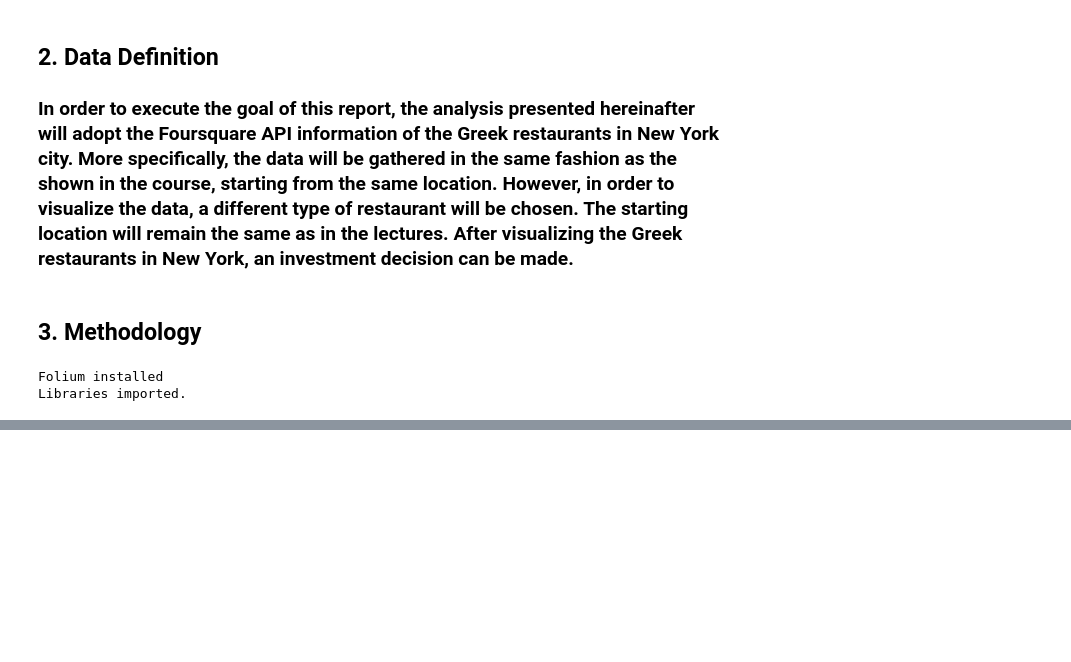
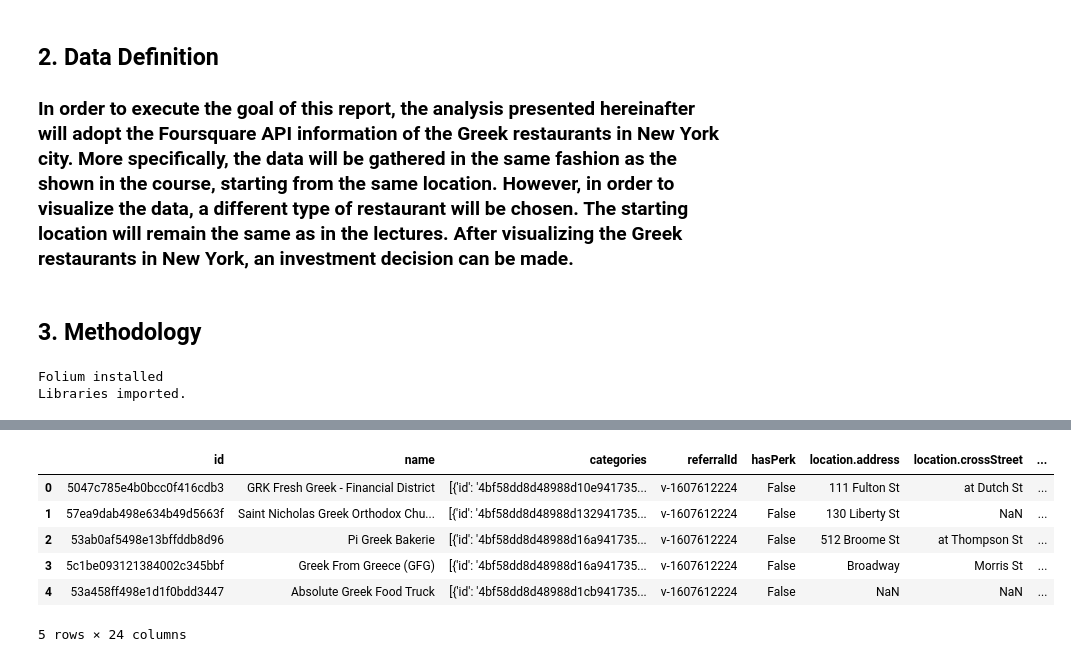
Before and after one commit to VanjaDjinlev/IBMCapstoneProject, a Jupyter notebook: Project3.ipynb, the cells around one changed output, grey strips where cells are left out. Drawn from its saved outputs; the diff is of its cells as text; code cells hidden in the pictures; blank space fills up the shorter version.

```diff
--- a/Project3.ipynb
+++ b/Project3.ipynb
@@ -53,0 +61,8 @@ Libraries imported.
+# %%
+address = '102 North End Ave, New York, NY'
+
+geolocator = Nominatim(user_agent="foursquare_agent")
+location = geolocator.geocode(address)
+latitude = location.latitude
+longitude = location.longitude
+print(latitude, longitude)
@@ -53,0 +103,13 @@ Libraries imported.
+# %%
+venues = results['response']['venues']
+
+dataframe = json_normalize(venues)
+dataframe.head()
+# %% [output]
+|  | id | name | categories | referralId | hasPerk | location.address | location.crossStreet | ... |
+| 0 | 5047c785e4b0bcc0f416cdb3 | GRK Fresh Greek - Financial District | [{'id': '4bf58dd8d48988d10e941735... | v-1607612224 | False | 111 Fulton St | at Dutch St | ... |
+| 1 | 57ea9dab498e634b49d5663f | Saint Nicholas Greek Orthodox Chu... | [{'id': '4bf58dd8d48988d132941735... | v-1607612224 | False | 130 Liberty St | NaN | ... |
+| 2 | 53ab0af5498e13bffddb8d96 | Pi Greek Bakerie | [{'id': '4bf58dd8d48988d16a941735... | v-1607612224 | False | 512 Broome St | at Thompson St | ... |
+| 3 | 5c1be093121384002c345bbf | Greek From Greece (GFG) | [{'id': '4bf58dd8d48988d16a941735... | v-1607612224 | False | Broadway | Morris St | ... |
+| 4 | 53a458ff498e1d1f0bdd3447 | Absolute Greek Food Truck | [{'id': '4bf58dd8d48988d1cb941735... | v-1607612224 | False | NaN | NaN | ... |
+5 rows × 24 columns
```
Also changed, not shown: parts of 25 cells of this notebook.
